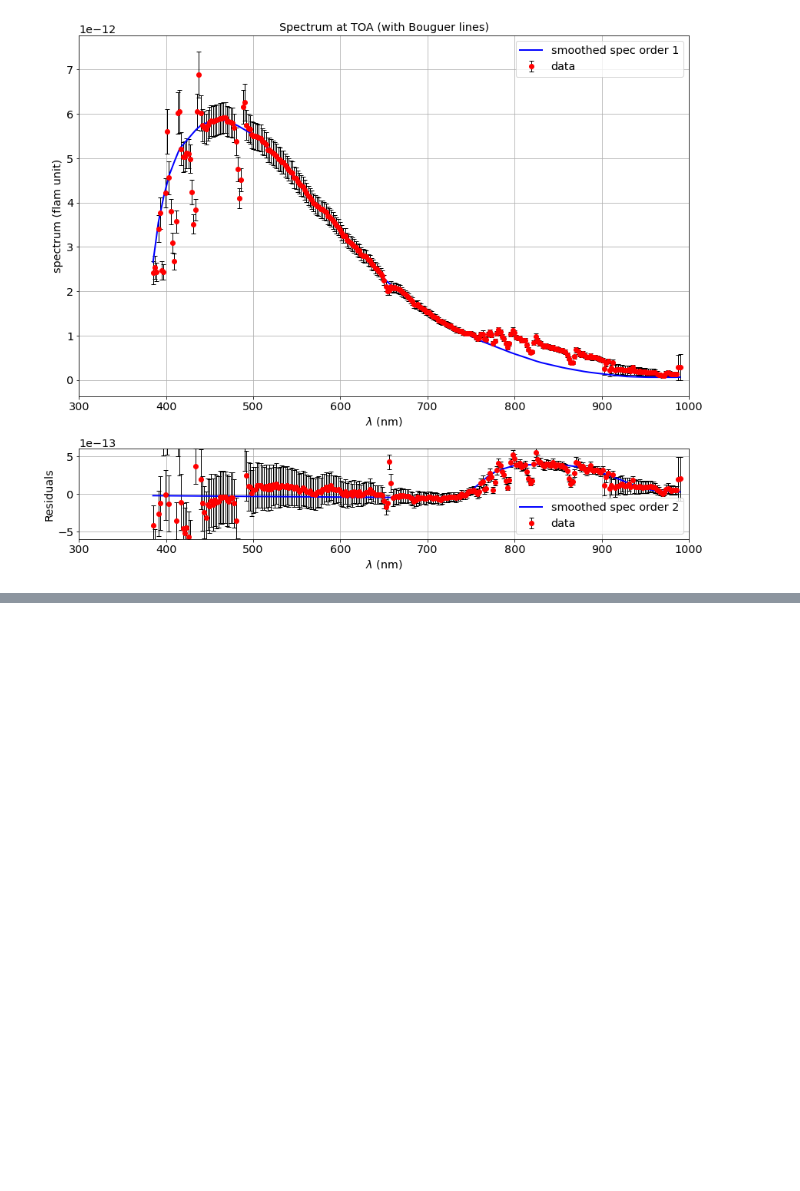
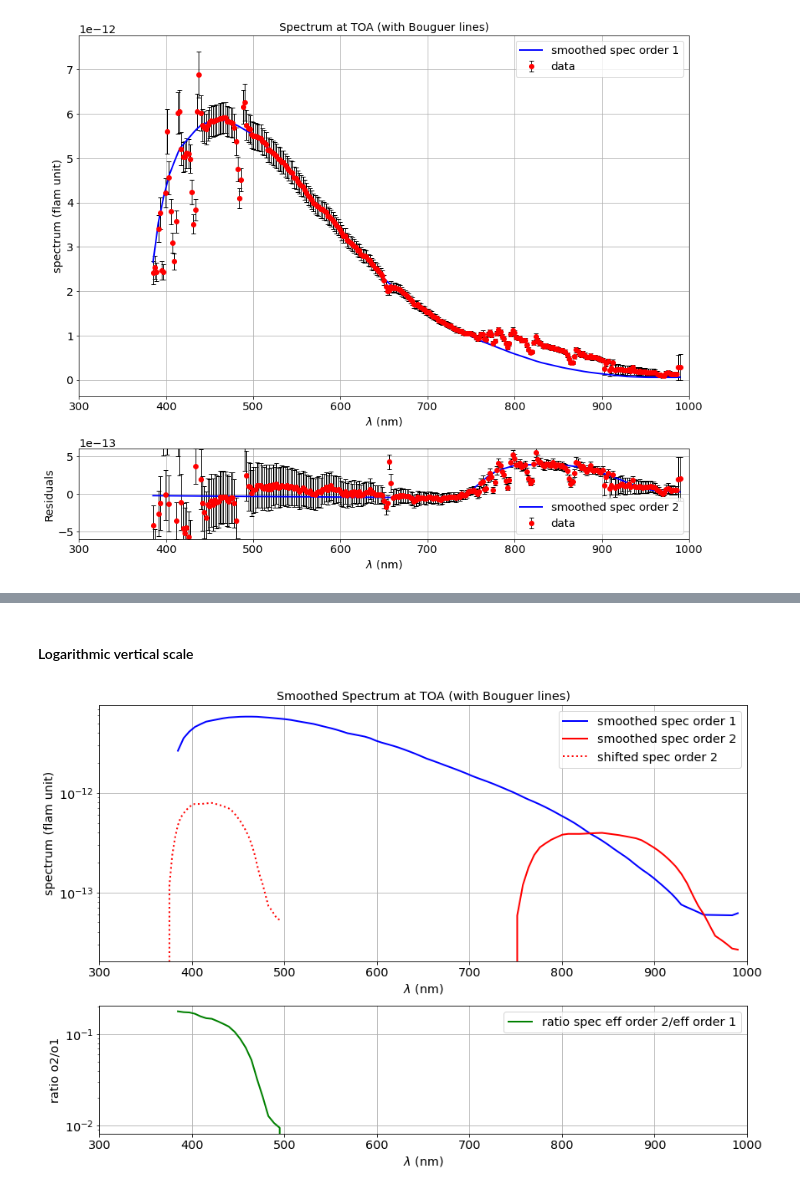
Before and after one commit to sylvielsstfr/PhotomCorrectAuxTel, a Jupyter notebook: analysis/MLfit_gp_data/ExtractThroughput.ipynb, the cells around one changed output, grey strips where cells are left out. Saved outputs shown, nothing was run; the diff lists cells and outputs as text; code cells hidden in the pictures; blank space fills up the shorter version.

```diff
--- a/analysis/MLfit_gp_data/ExtractThroughput.ipynb
+++ b/analysis/MLfit_gp_data/ExtractThroughput.ipynb
@@ -627,0 +559,63 @@ ax.grid()
+# %% [markdown]
+#### Logarithmic vertical scale
+# %%
+fig=plt.figure(figsize=(12,8),constrained_layout=True)
+
+
+widths = [1,1]
+heights = [2,1]
+
+spec = fig.add_gridspec(ncols=1, nrows=2, height_ratios=heights)
+
+ax1 = fig.add_subplot(spec[0, 0])
+ax2 = fig.add_subplot(spec[1, 0])
+#ax3 = fig.add_subplot(spec[2, 0])
+
+# top panel
+#----------------
+ax1.plot(x_spec,fcn_scan1(x_spec),'b-',label="smoothed spec order 1",lw=2)
+ax1.plot(x_spec,fcn_scan2(x_spec),'r-',label="smoothed spec order 2",lw=2)
+ax1.plot(x_spec/2,2*fcn_scan2(x_spec),'r:',label="shifted spec order 2",lw=2)
+
+ax1.set_xlabel("$\lambda$ (nm)")
+ax1.set_ylabel("spectrum (flam unit)")
+title=f"Smoothed Spectrum at TOA (with Bouguer lines)"
+ax1.set_title(title)
+ax1.legend()
+ax1.grid()
+ax1.set_yscale("log")
+ax1.set_xlim(300,1000)
+
+
+# middle panel
+#--------------
+
+# interpolate the simulated spectrum
+ratio=2*fcn_scan2(2*x_spec)/fcn_scan1(x_spec)
+ax2.plot(x_spec,ratio,'g-',label="ratio spec eff order 2/eff order 1",lw=2)
+ax2.set_xlabel("$\lambda$ (nm)")
+ax2.set_ylabel("ratio o2/o1")
+ax2.legend()
+
+ax2.grid()
+ax2.set_xlim(300,1000)
+#ax2.set_ylim(-0.6e-12,0.6e-12)
+ax2.set_yscale("log")
+
+# bottom pannel
+#--------------
+
+if 0:
+    y_spl=spl_thr(x_spec)
+
+    ax3.plot(x_spec,ratio*y_spl,'m-',label="efficiency order 2",lw=2)
+    if 1:
+        #ax.plot(holodata4[:,1],holodata3[:,2],"g-",label=holotag4 )
+        ax3.plot(holodata5[:,1],holodata5[:,2],"k-",label=holotag5 )
+
+    ax3.set_xlabel("$\lambda$ (nm)")
+    ax3.set_ylabel("efficiency")
+    ax3.grid()
+    ax3.legend()
+# %% [output]
+[figure, added]
```
Also changed, not shown: parts of 39 cells of this notebook, 2 other files.
